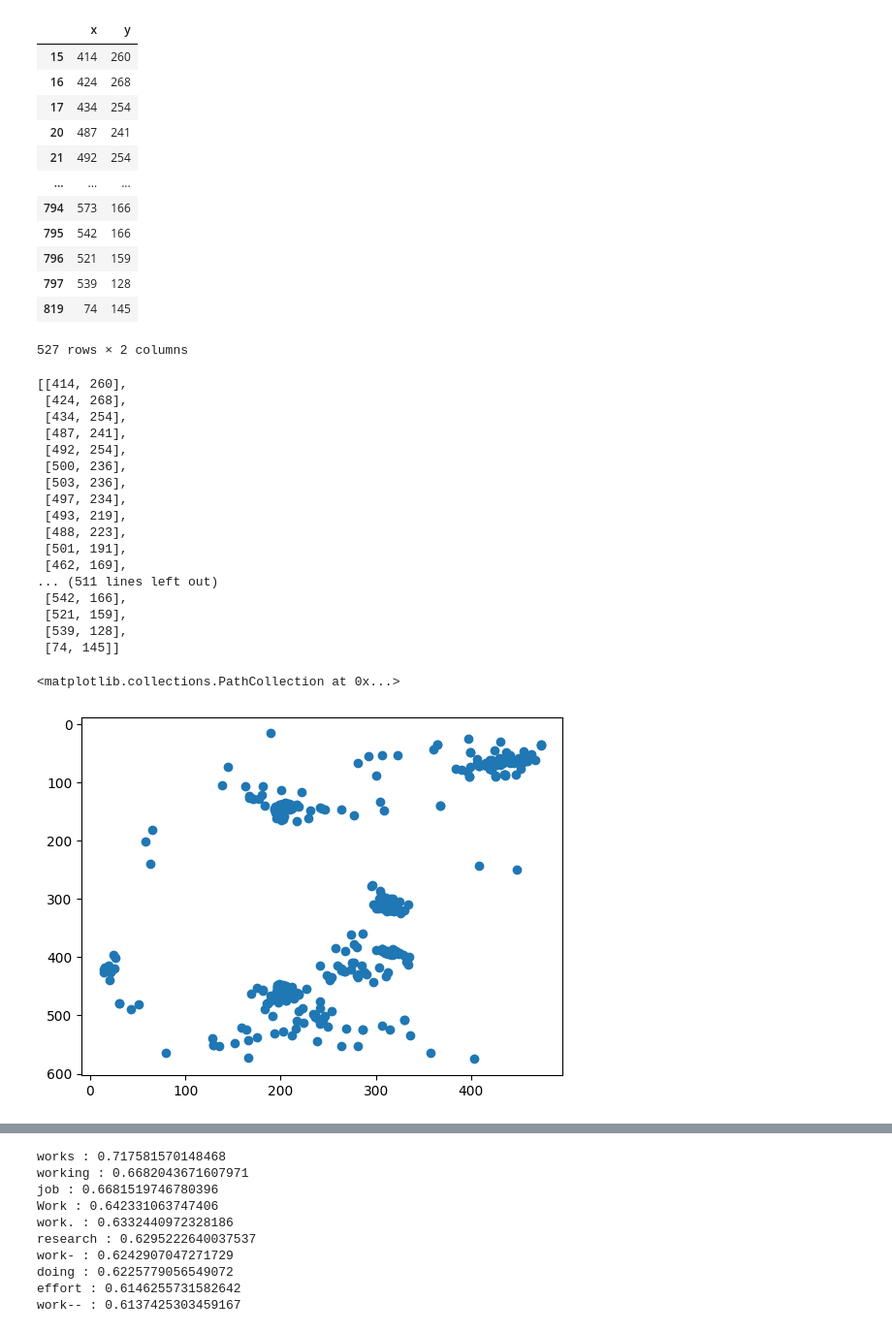
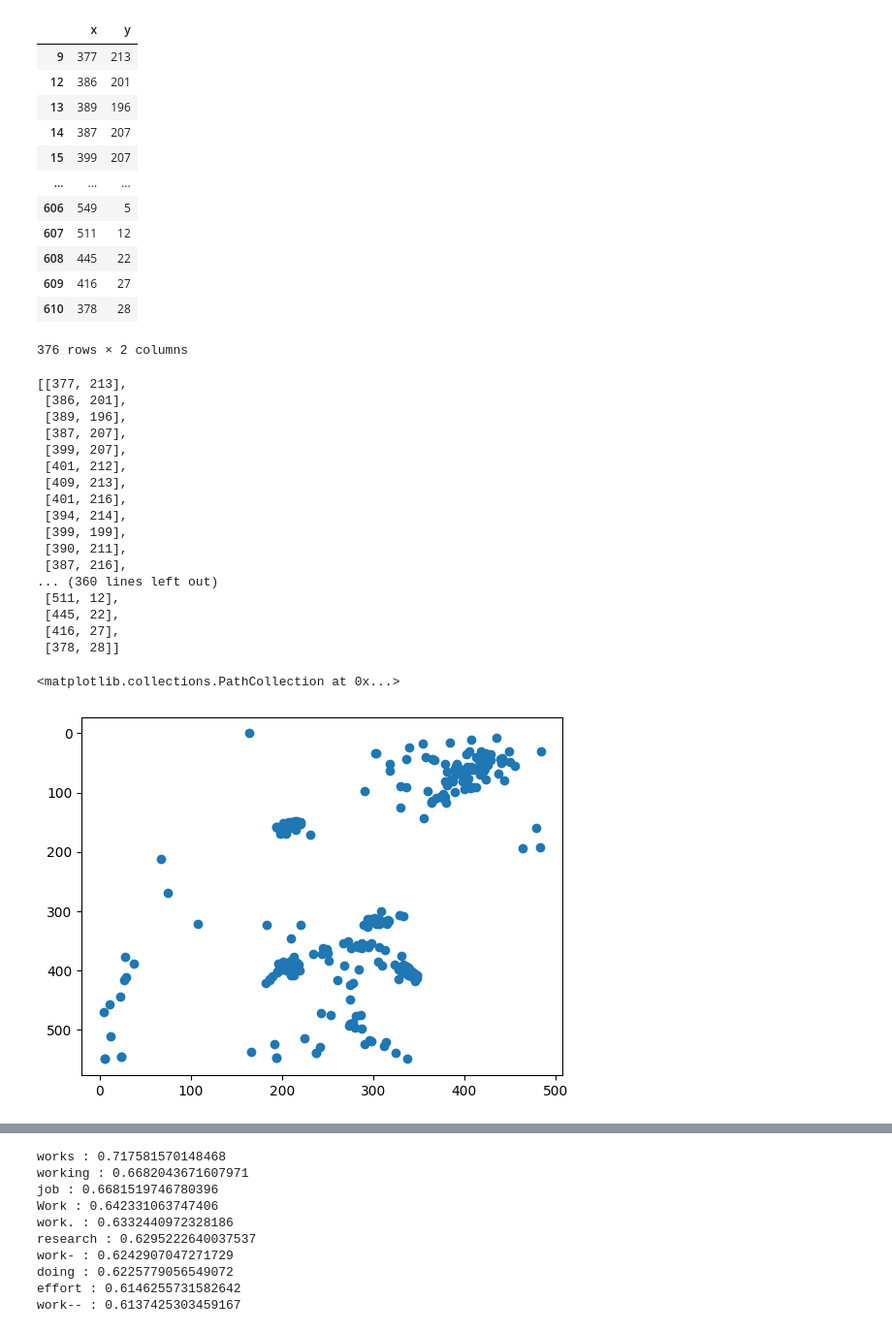
Before and after one commit to ozaki-hr8/-Space-Utilization-Analysis, a Jupyter notebook: cluster copy.ipynb, the cells around one changed output, grey strips where cells are left out. Shown at 97% size. Cells and saved outputs as stored; diff of their text form; code cells hidden in the pictures.

```diff
--- a/cluster copy.ipynb
+++ b/cluster copy.ipynb
@@ -8,5 +12,5 @@ from sklearn.cluster import KMeans
 # %%
-data=pd.read_csv("0705_1.csv")
+data=pd.read_csv("0705_2.csv")
 
 interaction_array=np.array(data['interactions'])
 interaction_with_array=np.array(data['target_obj'])
@@ -35,48 +55,47 @@ data2=data.loc[:,['x','y']]
 data2
 # %% [output]
 |  | x | y |
-| 15 | 414 | 260 |
-| 16 | 424 | 268 |
-| 17 | 434 | 254 |
-| 20 | 487 | 241 |
-| 21 | 492 | 254 |
+| 9 | 377 | 213 |
+| 12 | 386 | 201 |
+| 13 | 389 | 196 |
+| 14 | 387 | 207 |
+| 15 | 399 | 207 |
 | ... | ... | ... |
-| 794 | 573 | 166 |
-| 795 | 542 | 166 |
-| 796 | 521 | 159 |
-| 797 | 539 | 128 |
-| 819 | 74 | 145 |
+| 606 | 549 | 5 |
+| 607 | 511 | 12 |
+| 608 | 445 | 22 |
+| 609 | 416 | 27 |
+| 610 | 378 | 28 |
-527 rows × 2 columns
+376 rows × 2 columns
 # %%
 data3 = [list(e) for e in zip(data['x'],data['y'])]
 # %%
 data3
 # %% [output]
-[[414, 260],
- [424, 268],
- [434, 254],
- [487, 241],
- [492, 254],
- [500, 236],
- [503, 236],
- [497, 234],
- [493, 219],
- [488, 223],
- [501, 191],
- [462, 169],
-... (511 lines left out)
- [542, 166],
- [521, 159],
- [539, 128],
- [74, 145]]
+[[377, 213],
+ [386, 201],
+ [389, 196],
+ [387, 207],
+ [399, 207],
+ [401, 212],
+ [409, 213],
+ [401, 216],
+ [394, 214],
+ [399, 199],
+ [390, 211],
+ [387, 216],
+... (360 lines left out)
+ [511, 12],
+ [445, 22],
+ [416, 27],
+ [378, 28]]
 # %%
 # data=pd.read_csv("20230623.csv")
 plt.gca().invert_yaxis()  # y軸を反転する
-data = data[(data['action'] != 'walking') | (data['interactions'] != 'none')]
 plt.scatter(data.loc[:, ['y']], data.loc[:, ['x']])
 # %% [output]
 <matplotlib.collections.PathCollection at 0x...>
-[figure, old version]
+[figure, new version]
 # %%
 # data=pd.read_csv("20230623.csv")
 plt.hist2d(data['y'], data['x'], bins=50, cmap='Blues')
```
Also changed, not shown: parts of 10 cells of this notebook, 1 other file.
